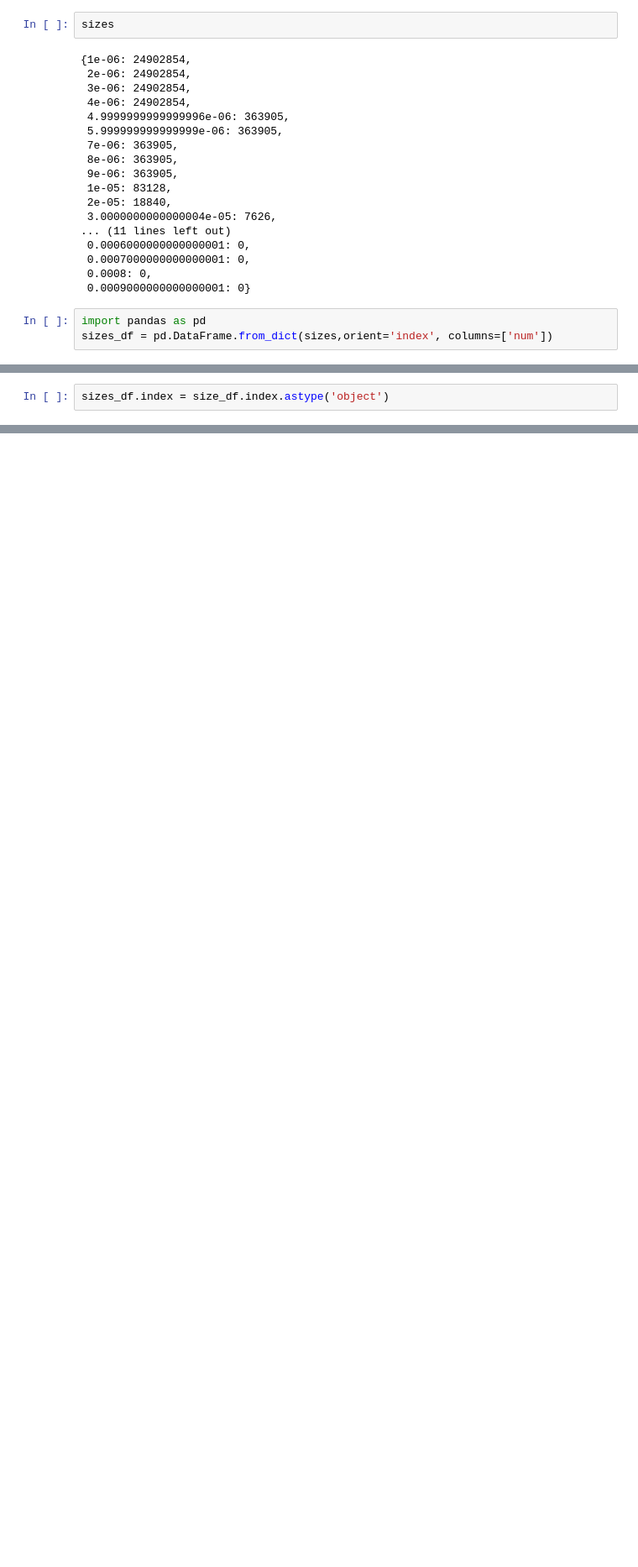
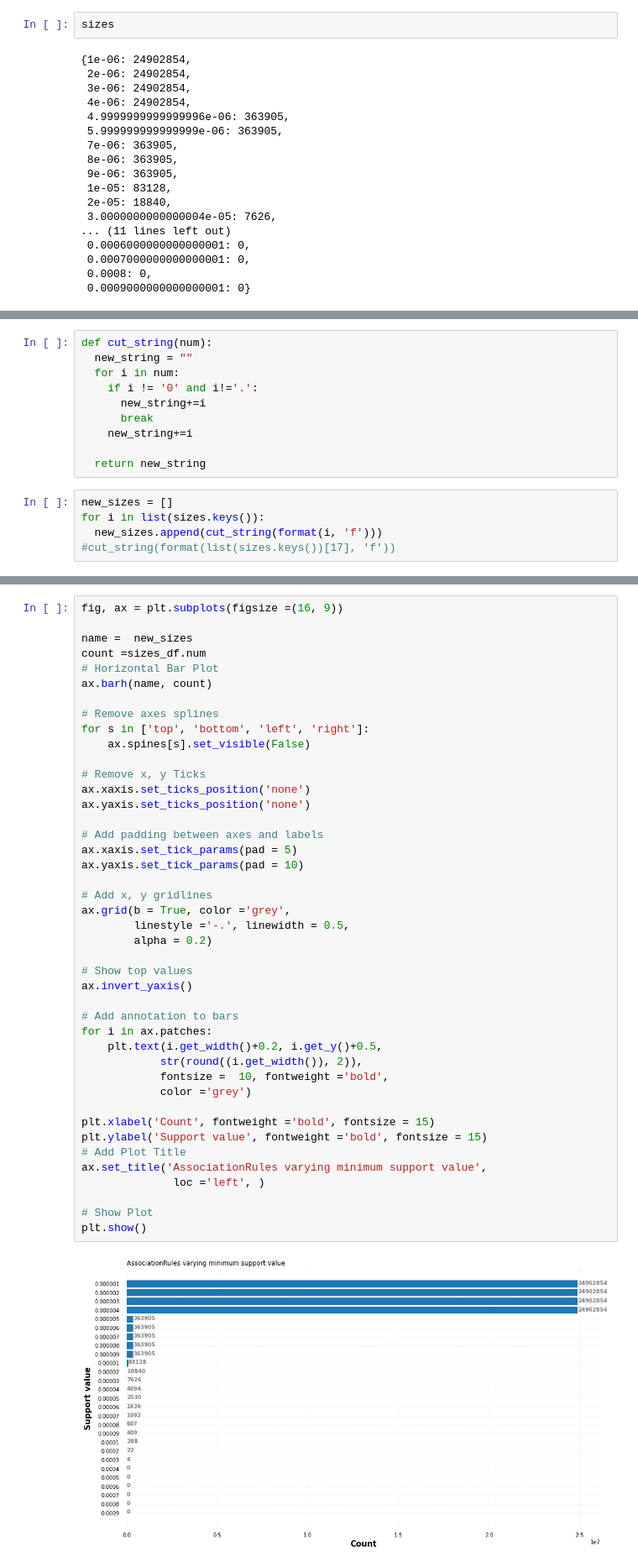
Before and after one commit to Andreaierardi/Market-Basket-Analysis-IMDB, a Jupyter notebook: AMD_project.ipynb, the cells around one changed output, grey strips where cells are left out. Shown at 84% size. Saved outputs shown, nothing was run; the diff lists cells and outputs as text; blank space fills up the shorter version.

```diff
--- a/AMD_project.ipynb
+++ b/AMD_project.ipynb
@@ -1251,6 +1334,3 @@ sizes
  0.0007000000000000001: 0,
  0.0008: 0,
  0.0009000000000000001: 0}
-# %%
-import pandas as pd
-sizes_df = pd.DataFrame.from_dict(sizes,orient='index', columns=['num'])
@@ -1286,2 +1336,0 @@ plt.show()
-# %%
-sizes_df.index = size_df.index.astype('object')
@@ -1289,0 +1337,15 @@ NameError: ignored
+# %%
+def cut_string(num):
+  new_string = ""
+  for i in num:
+    if i != '0' and i!='.':
+      new_string+=i
+      break
+    new_string+=i
+
+  return new_string
+# %%
+new_sizes = []
+for i in list(sizes.keys()):
+  new_sizes.append(cut_string(format(i, 'f')))
+#cut_string(format(list(sizes.keys())[17], 'f'))
@@ -1289,0 +1372,45 @@ NameError: ignored
+# %%
+fig, ax = plt.subplots(figsize =(16, 9))
+
+name =  new_sizes
+count =sizes_df.num
+# Horizontal Bar Plot
+ax.barh(name, count)
+
+# Remove axes splines
+for s in ['top', 'bottom', 'left', 'right']:
+    ax.spines[s].set_visible(False)
+
+# Remove x, y Ticks
+ax.xaxis.set_ticks_position('none')
+ax.yaxis.set_ticks_position('none')
+
+# Add padding between axes and labels
+ax.xaxis.set_tick_params(pad = 5)
+ax.yaxis.set_tick_params(pad = 10)
+
+# Add x, y gridlines
+ax.grid(b = True, color ='grey',
+        linestyle ='-.', linewidth = 0.5,
+        alpha = 0.2)
+
+# Show top values
+ax.invert_yaxis()
+
+# Add annotation to bars
+for i in ax.patches:
+    plt.text(i.get_width()+0.2, i.get_y()+0.5,
+            str(round((i.get_width()), 2)),
+            fontsize =  10, fontweight ='bold',
+            color ='grey')
+
+plt.xlabel('Count', fontweight ='bold', fontsize = 15)
+plt.ylabel('Support value', fontweight ='bold', fontsize = 15)
+# Add Plot Title
+ax.set_title('AssociationRules varying minimum support value',
+              loc ='left', )
+
+# Show Plot
+plt.show()
+# %% [output]
+[figure, added]
```
Also changed, not shown: parts of 28 cells of this notebook.
